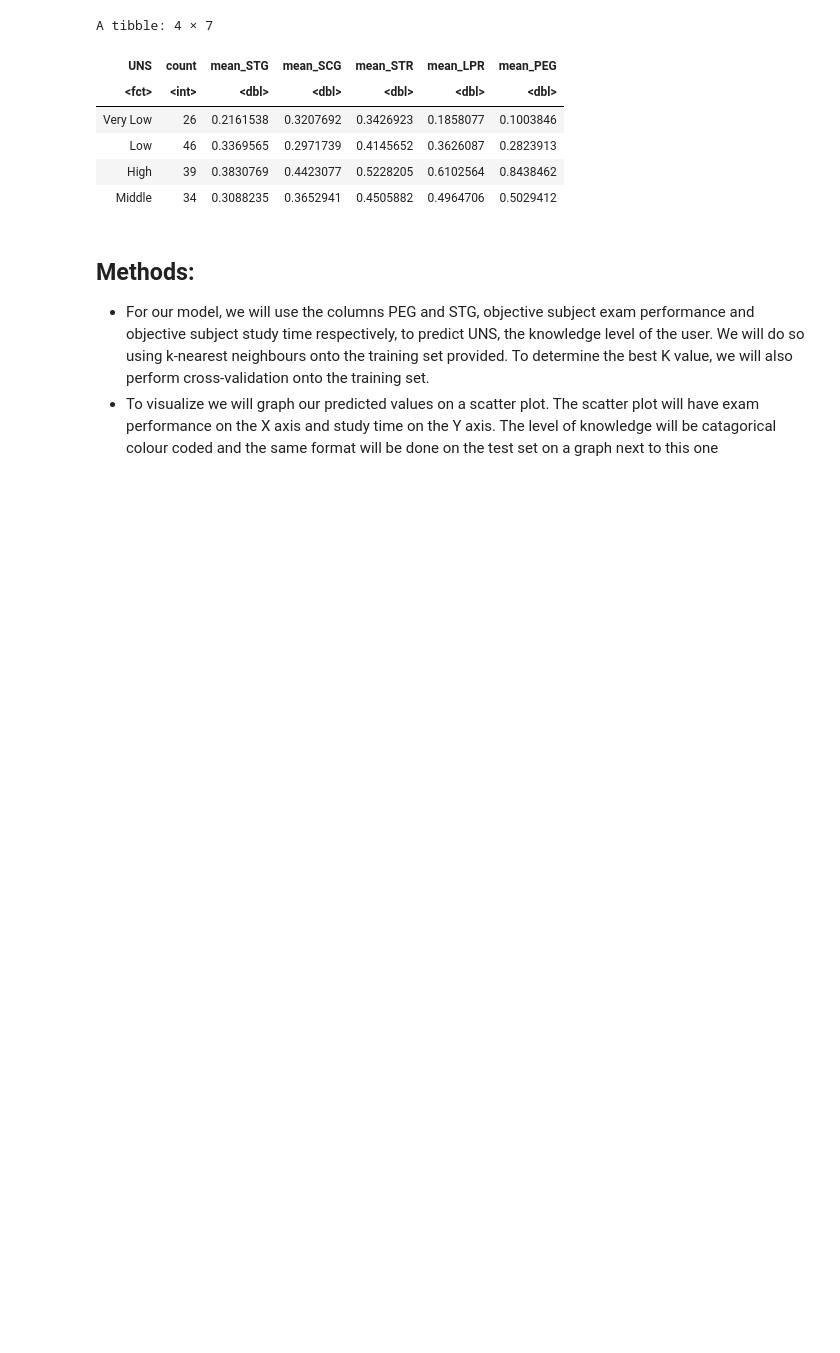
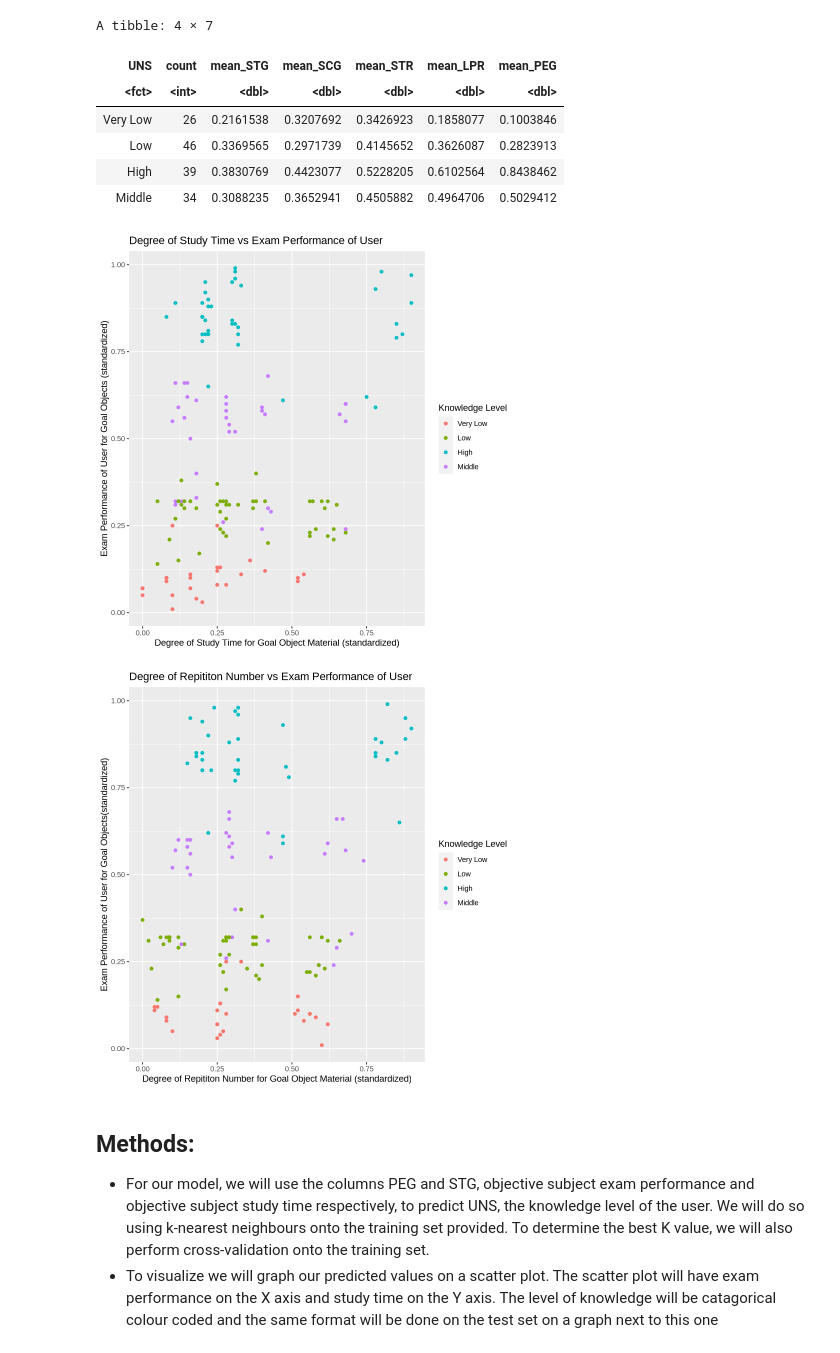
Before and after one commit to FavenT27/DSCI-100-Group-Project, a Jupyter notebook: Exploratory_Data_Analysis.ipynb, the cells around one changed output. Drawn from its saved outputs; the diff is of its cells as text; code cells hidden in the pictures; blank space fills up the shorter version.

Commit message:
Added graphs
added graphs

```diff
--- a/Exploratory_Data_Analysis.ipynb
+++ b/Exploratory_Data_Analysis.ipynb
@@ -85,6 +85,21 @@ A tibble: 4 × 7
 | Low | 46 | 0.3369565 | 0.2971739 | 0.4145652 | 0.3626087 | 0.2823913 |
 | High | 39 | 0.3830769 | 0.4423077 | 0.5228205 | 0.6102564 | 0.8438462 |
 | Middle | 34 | 0.3088235 | 0.3652941 | 0.4505882 | 0.4964706 | 0.5029412 |
+# %%
+user_plot_time <- ggplot(user_data_testing, aes(x = STG, y = PEG)) +
+geom_point(aes(colour = UNS)) +
+labs(x = "Degree of Study Time for Goal Object Material (standardized)", y = "Exam Performance of User for Goal Objects (standardized)", colour = "Knowledge Level") +
+ggtitle("Degree of Study Time vs Exam Performance of User")
+user_plot_time
+
+user_plot_repetition <- ggplot(user_data_testing, aes(x = SCG, y = PEG)) +
+geom_point(aes(colour = UNS)) +
+labs(x = "Degree of Repititon Number for Goal Object Material (standardized)", y = "Exam Performance of User for Goal Objects(standardized)", colour = "Knowledge Level") +
+ggtitle("Degree of Repititon Number vs Exam Performance of User")
+user_plot_repetition
+# %% [output]
+[figure, added]
+[figure, added]
 # %% [markdown]
 ## Methods:
 - For our model, we will use the columns PEG and STG, objective subject exam performance and objective subject study time respectively, to predict UNS, the knowledge level of the user. We will do so using k-nearest neighbours onto the training set provided. To determine the best K value, we will also perform cross-validation onto the training set.
```
